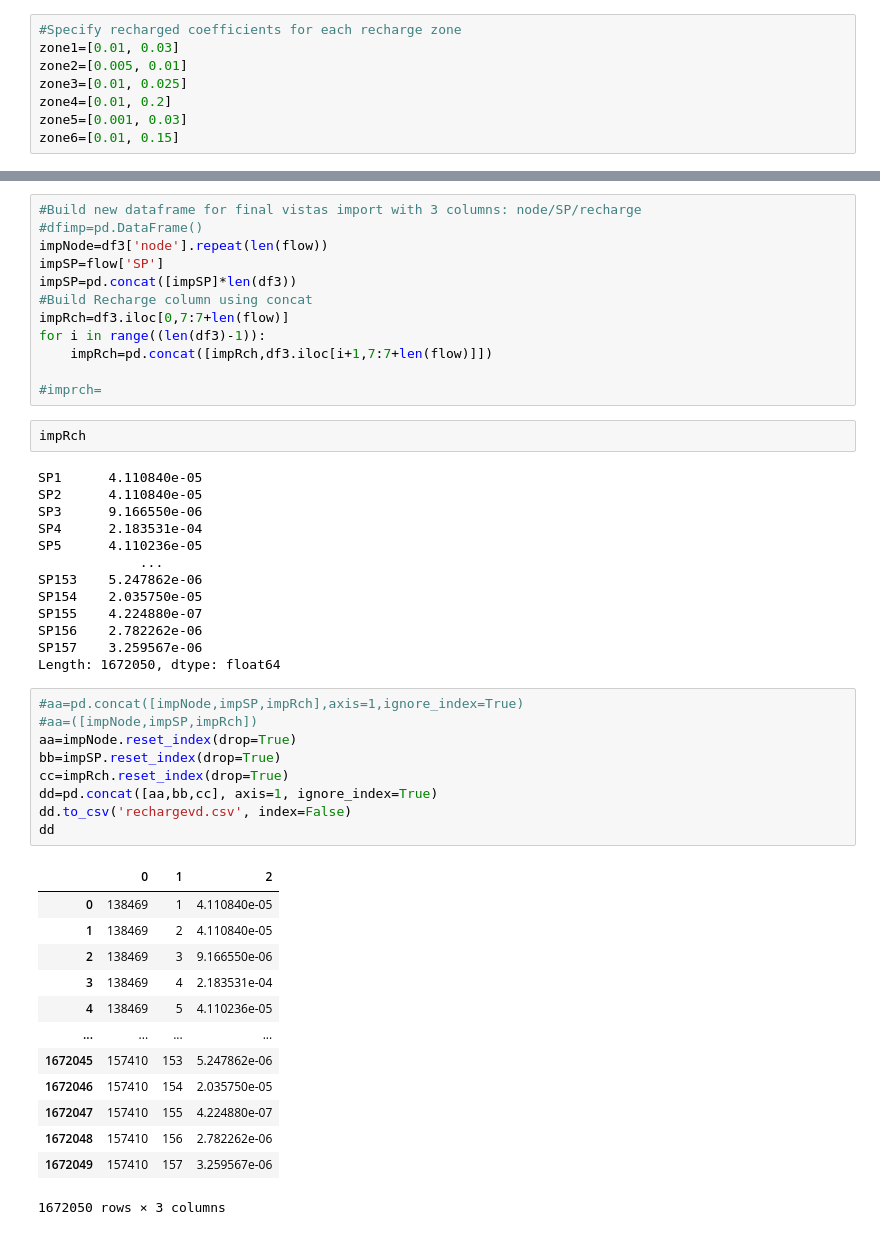
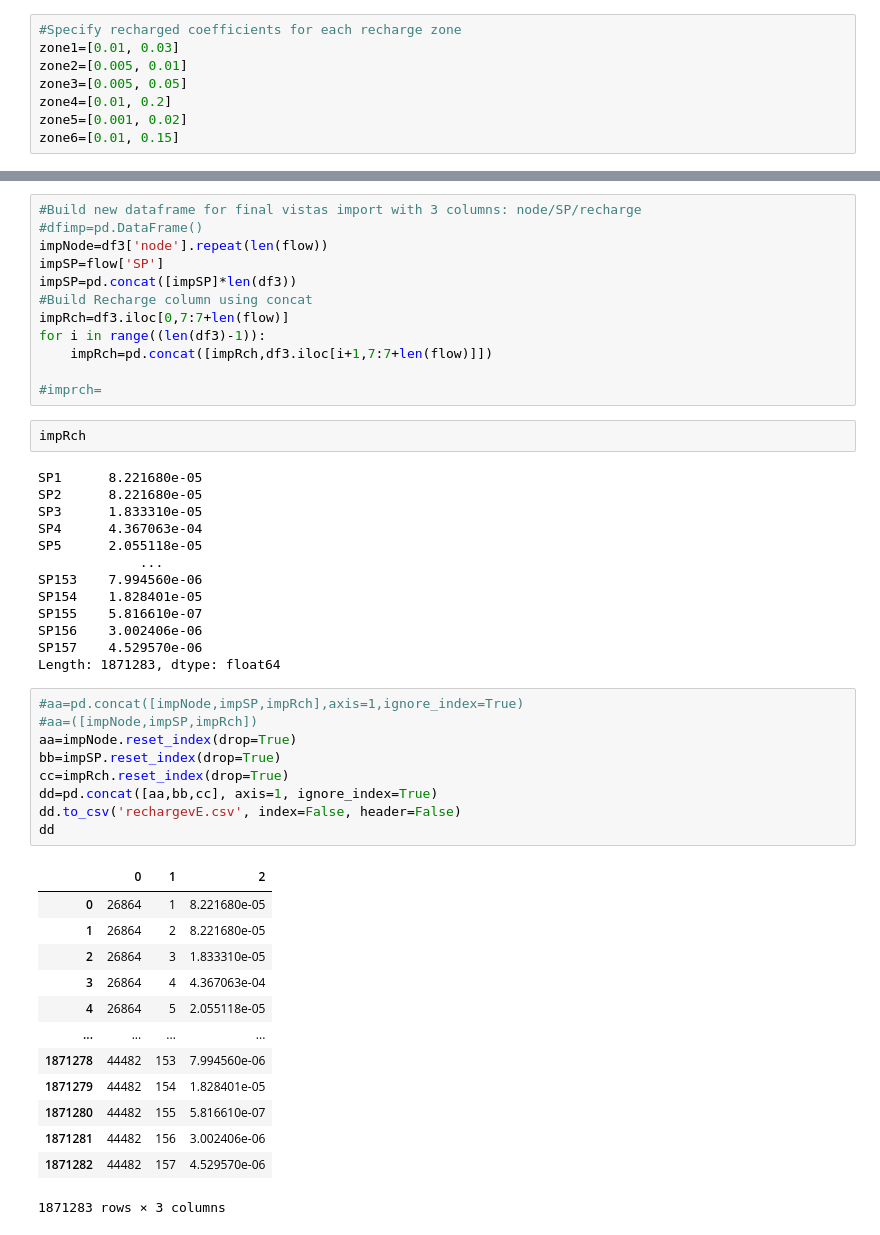
Before and after one commit to jwatslikesrocks/GWModeling, a Jupyter notebook: PRISM_Rchzones.ipynb, the cells around one changed output, grey strips where cells are left out. Cells and saved outputs as stored; diff of their text form.

```diff
--- a/PRISM_Rchzones.ipynb
+++ b/PRISM_Rchzones.ipynb
@@ -10,9 +10,9 @@ import numpy as np
 #Specify recharged coefficients for each recharge zone
 zone1=[0.01, 0.03]
 zone2=[0.005, 0.01]
-zone3=[0.01, 0.025]
+zone3=[0.005, 0.05]
 zone4=[0.01, 0.2]
-zone5=[0.001, 0.03]
+zone5=[0.001, 0.02]
 zone6=[0.01, 0.15]
 # %%
 flow=pd.read_csv('Blancoflow.csv')
@@ -177,41 +176,41 @@ for i in range((len(df3)-1)):
 # %%
 impRch
 # %% [output]
-SP1      4.110840e-05
-SP2      4.110840e-05
-SP3      9.166550e-06
-SP4      2.183531e-04
-SP5      4.110236e-05
+SP1      8.221680e-05
+SP2      8.221680e-05
+SP3      1.833310e-05
+SP4      4.367063e-04
+SP5      2.055118e-05
              ...
-SP153    5.247862e-06
-SP154    2.035750e-05
-SP155    4.224880e-07
-SP156    2.782262e-06
-SP157    3.259567e-06
-Length: 1672050, dtype: float64
+SP153    7.994560e-06
+SP154    1.828401e-05
+SP155    5.816610e-07
+SP156    3.002406e-06
+SP157    4.529570e-06
+Length: 1871283, dtype: float64
 # %%
 #aa=pd.concat([impNode,impSP,impRch],axis=1,ignore_index=True)
 #aa=([impNode,impSP,impRch])
 aa=impNode.reset_index(drop=True)
 bb=impSP.reset_index(drop=True)
 cc=impRch.reset_index(drop=True)
 dd=pd.concat([aa,bb,cc], axis=1, ignore_index=True)
-dd.to_csv('rechargevd.csv', index=False)
+dd.to_csv('rechargevE.csv', index=False, header=False)
 dd
 # %% [output]
 |  | 0 | 1 | 2 |
-| 0 | 138469 | 1 | 4.110840e-05 |
-| 1 | 138469 | 2 | 4.110840e-05 |
-| 2 | 138469 | 3 | 9.166550e-06 |
-| 3 | 138469 | 4 | 2.183531e-04 |
-| 4 | 138469 | 5 | 4.110236e-05 |
+| 0 | 26864 | 1 | 8.221680e-05 |
+| 1 | 26864 | 2 | 8.221680e-05 |
+| 2 | 26864 | 3 | 1.833310e-05 |
+| 3 | 26864 | 4 | 4.367063e-04 |
+| 4 | 26864 | 5 | 2.055118e-05 |
 | ... | ... | ... | ... |
-| 1672045 | 157410 | 153 | 5.247862e-06 |
-| 1672046 | 157410 | 154 | 2.035750e-05 |
-| 1672047 | 157410 | 155 | 4.224880e-07 |
-| 1672048 | 157410 | 156 | 2.782262e-06 |
-| 1672049 | 157410 | 157 | 3.259567e-06 |
+| 1871278 | 44482 | 153 | 7.994560e-06 |
+| 1871279 | 44482 | 154 | 1.828401e-05 |
+| 1871280 | 44482 | 155 | 5.816610e-07 |
+| 1871281 | 44482 | 156 | 3.002406e-06 |
+| 1871282 | 44482 | 157 | 4.529570e-06 |
-1672050 rows × 3 columns
+1871283 rows × 3 columns
 # %%
 len(impRch)
 # %% [output]
```
Also changed, not shown: parts of 12 cells of this notebook.
